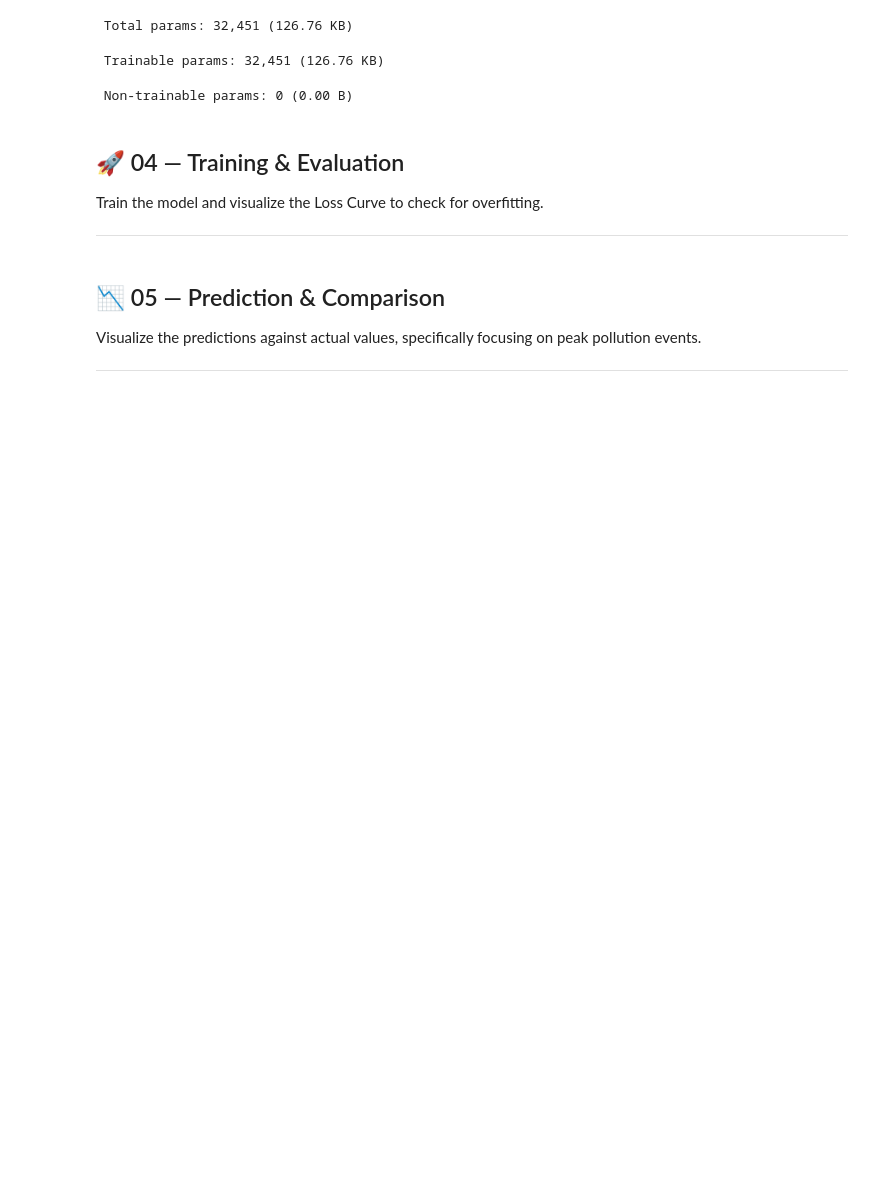
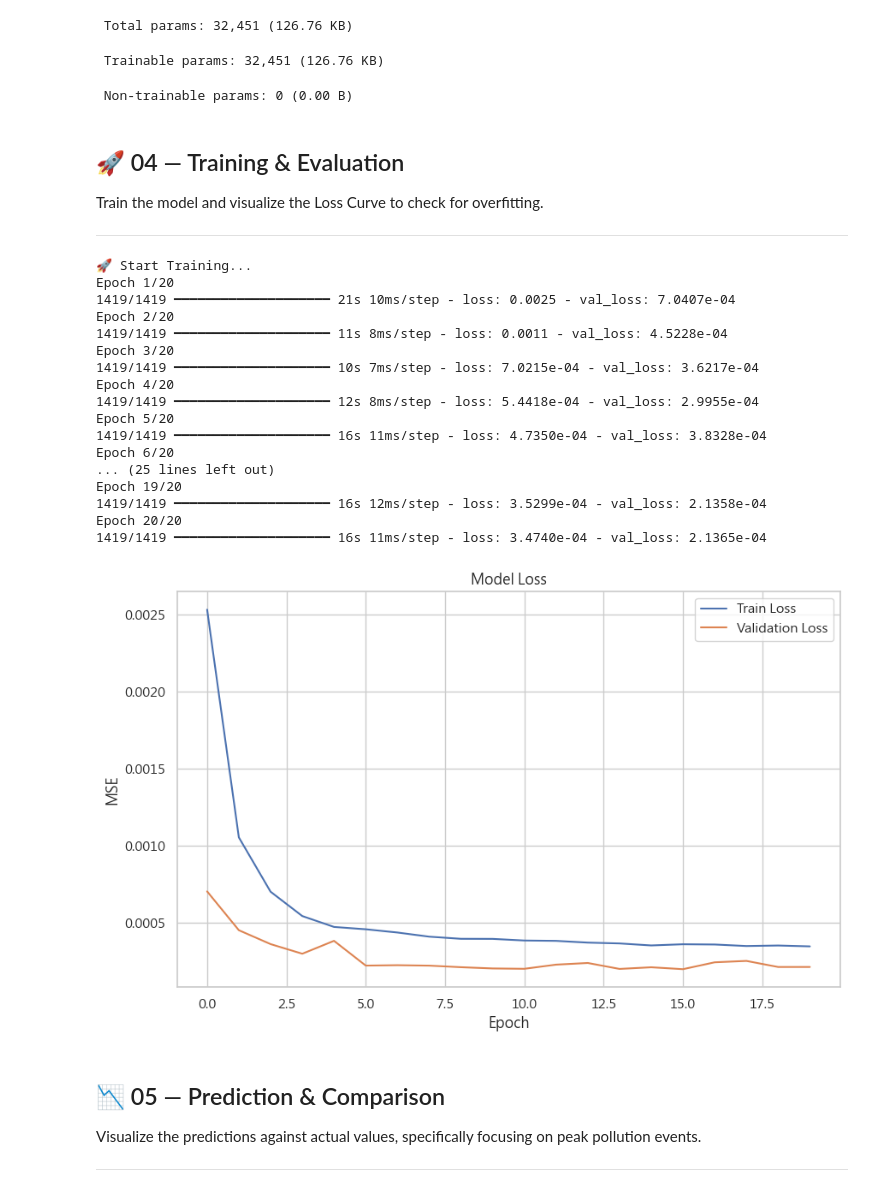
Before and after one commit to chgwyellow/air_pollution_analysis, a Jupyter notebook: notebook/10_time_series_lstm.ipynb, the cells around one changed output. Saved outputs shown, nothing was run; the diff lists cells and outputs as text; code cells hidden in the pictures; blank space fills up the shorter version.

Commit message:
Finish ch.10 LSTM

```diff
--- a/notebook/10_time_series_lstm.ipynb
+++ b/notebook/10_time_series_lstm.ipynb
@@ -223,6 +223,56 @@ Model: "sequential_1"
 Train the model and visualize the Loss Curve to check for overfitting.
 
 ---
+# %%
+from tensorflow.keras.callbacks import EarlyStopping, ModelCheckpoint
+
+checkpoint_path = MODEL_LSTM_DIR / "latest.keras"
+# Setting Callbacks
+callbacks = [
+    # If validation loss doesn't improve for 5 epochs, stop training
+    EarlyStopping(monitor='val_loss', patience=5, restore_best_weights=True),
+    # Save the best model
+    ModelCheckpoint(filepath=str(checkpoint_path), monitor='val_loss', save_best_only=True)
+]
+
+print("🚀 Start Training...")
+history = model.fit(
+    X_train, y_train,
+    epochs=20,           # do 20 epochs most
+    batch_size=32,       # read 32 rows at a time
+    validation_split=0.2, # split 20% from validation to be the test
+    callbacks=callbacks,
+    verbose=1
+)
+
+# Drawing loss curve
+plt.figure(figsize=(10, 6))
+plt.plot(history.history['loss'], label='Train Loss')
+plt.plot(history.history['val_loss'], label='Validation Loss')
+plt.title('Model Loss')
+plt.ylabel('MSE')
+plt.xlabel('Epoch')
+plt.legend()
+plt.show()
+# %% [output]
+🚀 Start Training...
+Epoch 1/20
+1419/1419 ━━━━━━━━━━━━━━━━━━━━ 21s 10ms/step - loss: 0.0025 - val_loss: 7.0407e-04
+Epoch 2/20
+1419/1419 ━━━━━━━━━━━━━━━━━━━━ 11s 8ms/step - loss: 0.0011 - val_loss: 4.5228e-04
+Epoch 3/20
+1419/1419 ━━━━━━━━━━━━━━━━━━━━ 10s 7ms/step - loss: 7.0215e-04 - val_loss: 3.6217e-04
+Epoch 4/20
+1419/1419 ━━━━━━━━━━━━━━━━━━━━ 12s 8ms/step - loss: 5.4418e-04 - val_loss: 2.9955e-04
+Epoch 5/20
+1419/1419 ━━━━━━━━━━━━━━━━━━━━ 16s 11ms/step - loss: 4.7350e-04 - val_loss: 3.8328e-04
+Epoch 6/20
+... (25 lines left out)
+Epoch 19/20
+1419/1419 ━━━━━━━━━━━━━━━━━━━━ 16s 12ms/step - loss: 3.5299e-04 - val_loss: 2.1358e-04
+Epoch 20/20
+1419/1419 ━━━━━━━━━━━━━━━━━━━━ 16s 11ms/step - loss: 3.4740e-04 - val_loss: 2.1365e-04
+[figure, added]
 # %% [markdown]
 ## 📉 05 — Prediction & Comparison
 Visualize the predictions against actual values, specifically focusing on peak pollution events.
```
Also changed, not shown: parts of 7 cells of this notebook, 4 other files.
